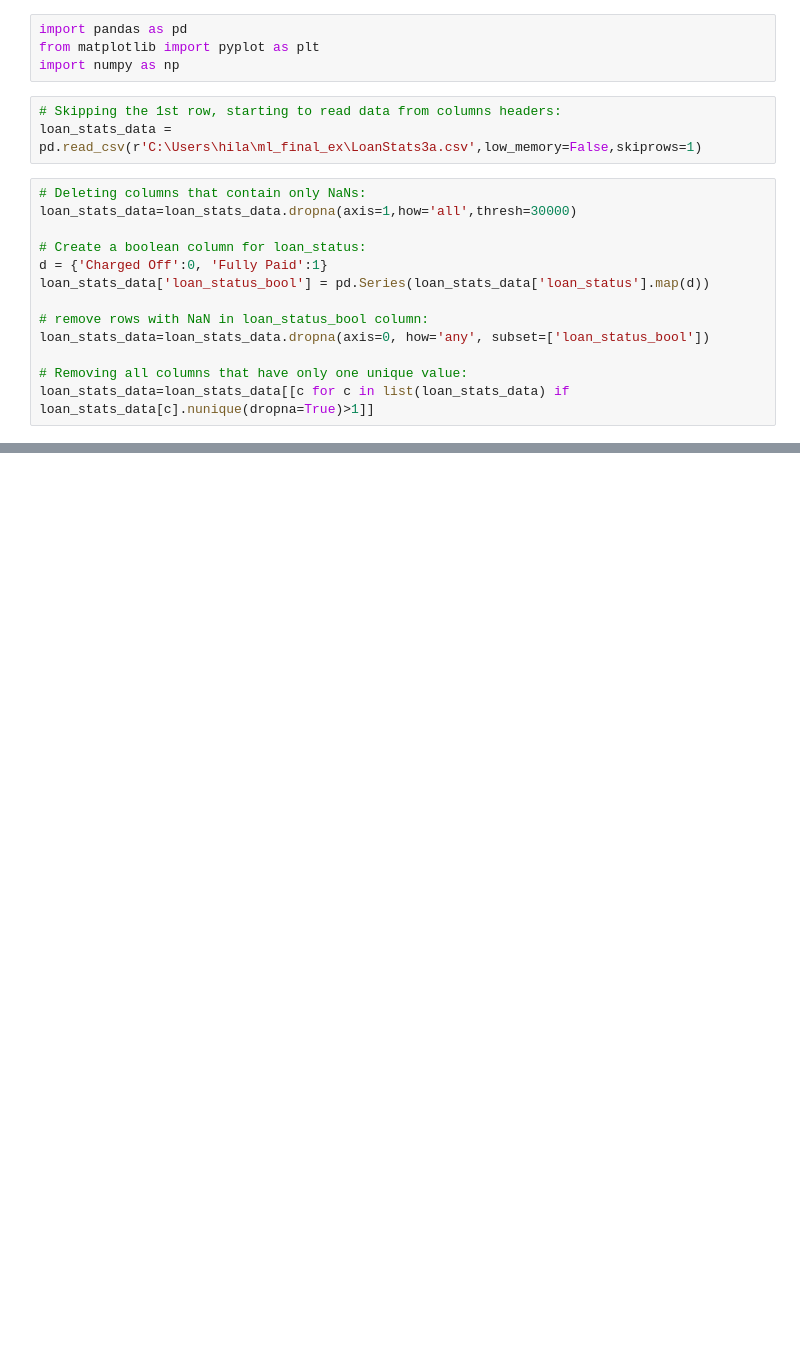
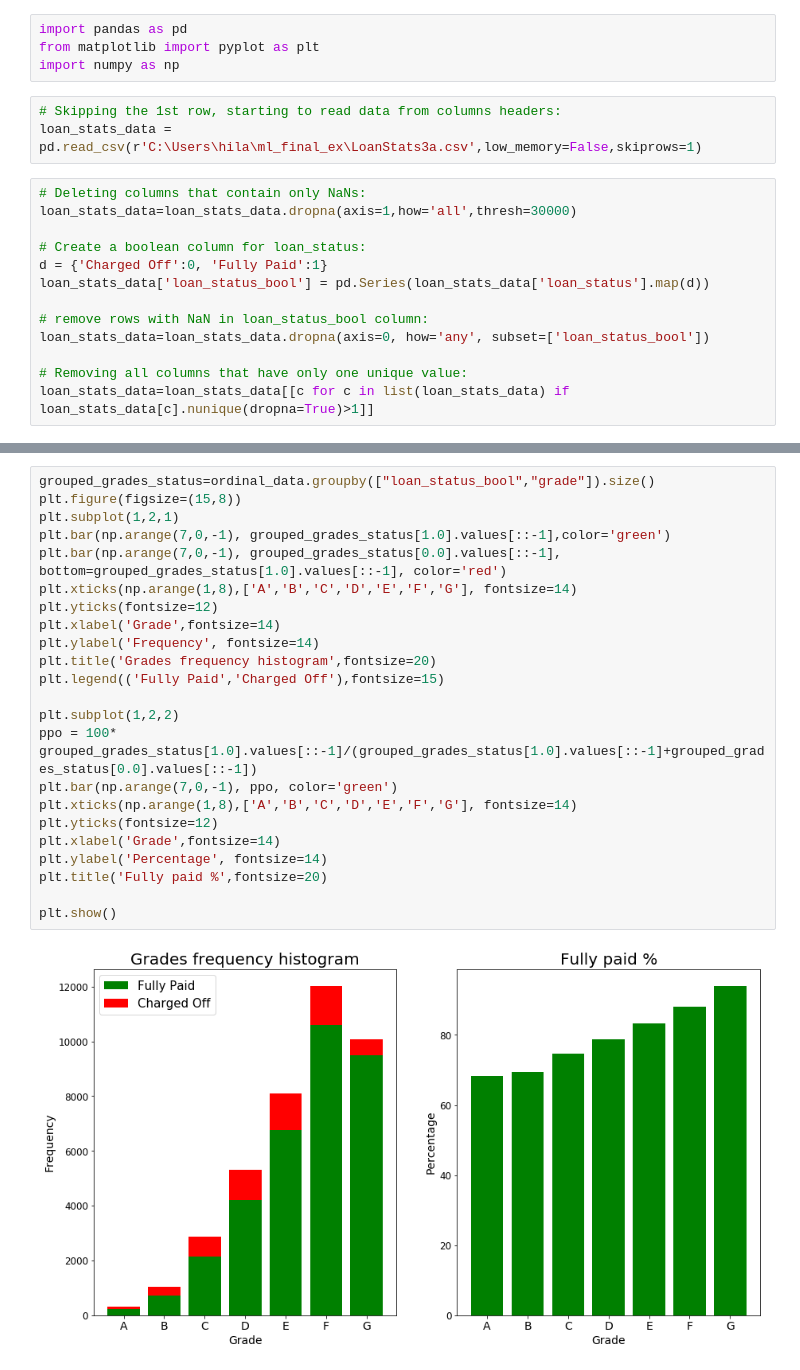
Before and after one commit to HilaGast/ml_final_ex, a Jupyter notebook: ML report Omri & Hila.ipynb, the cells around one changed output, grey strips where cells are left out. Drawn from its saved outputs; the diff is of its cells as text; blank space fills up the shorter version.

```diff
--- a/ML report Omri & Hila.ipynb
+++ b/ML report Omri & Hila.ipynb
@@ -72,0 +234,25 @@ plt.show()
+# %%
+grouped_grades_status=ordinal_data.groupby(["loan_status_bool","grade"]).size()
+plt.figure(figsize=(15,8))
+plt.subplot(1,2,1)
+plt.bar(np.arange(7,0,-1), grouped_grades_status[1.0].values[::-1],color='green')
+plt.bar(np.arange(7,0,-1), grouped_grades_status[0.0].values[::-1], bottom=grouped_grades_status[1.0].values[::-1], color='red')
+plt.xticks(np.arange(1,8),['A','B','C','D','E','F','G'], fontsize=14)
+plt.yticks(fontsize=12)
+plt.xlabel('Grade',fontsize=14)
+plt.ylabel('Frequency', fontsize=14)
+plt.title('Grades frequency histogram',fontsize=20)
+plt.legend(('Fully Paid','Charged Off'),fontsize=15)
+
+plt.subplot(1,2,2)
+ppo = 100* grouped_grades_status[1.0].values[::-1]/(grouped_grades_status[1.0].values[::-1]+grouped_grades_status[0.0].values[::-1])
+plt.bar(np.arange(7,0,-1), ppo, color='green')
+plt.xticks(np.arange(1,8),['A','B','C','D','E','F','G'], fontsize=14)
+plt.yticks(fontsize=12)
+plt.xlabel('Grade',fontsize=14)
+plt.ylabel('Percentage', fontsize=14)
+plt.title('Fully paid %',fontsize=20)
+
+plt.show()
+# %% [output]
+[figure, added]
```
Also changed, not shown: parts of 20 cells of this notebook, 1 other file.
